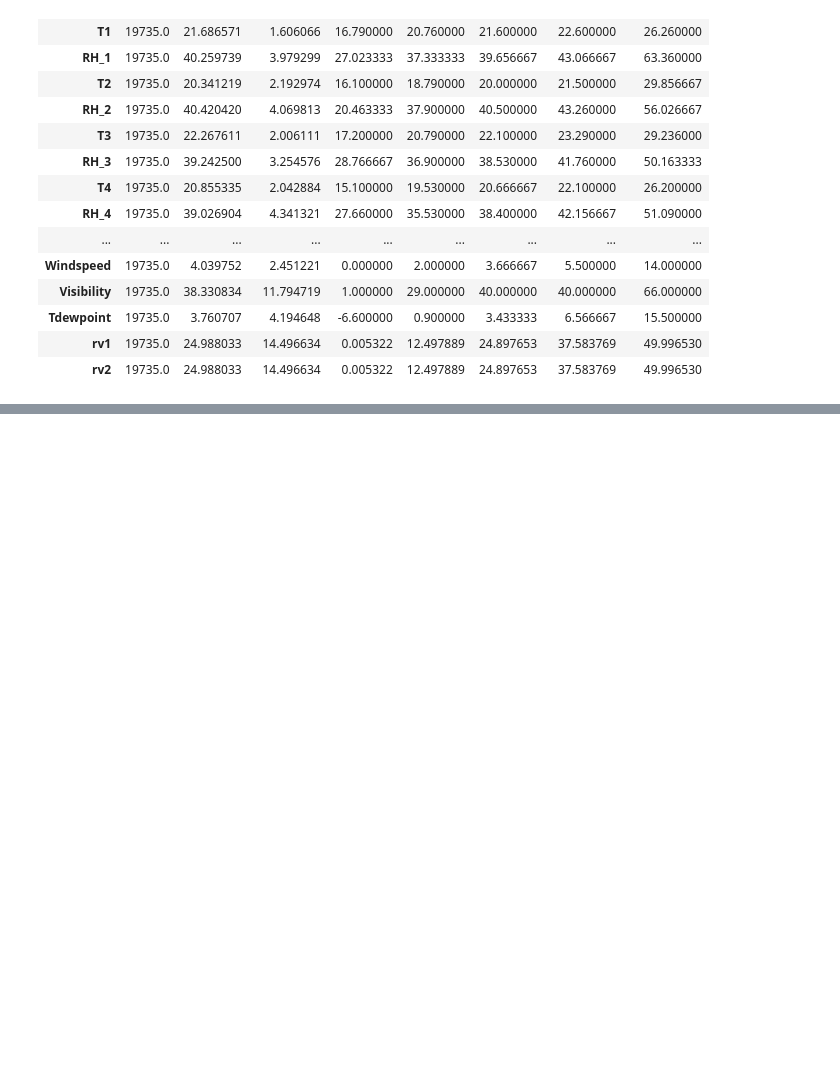
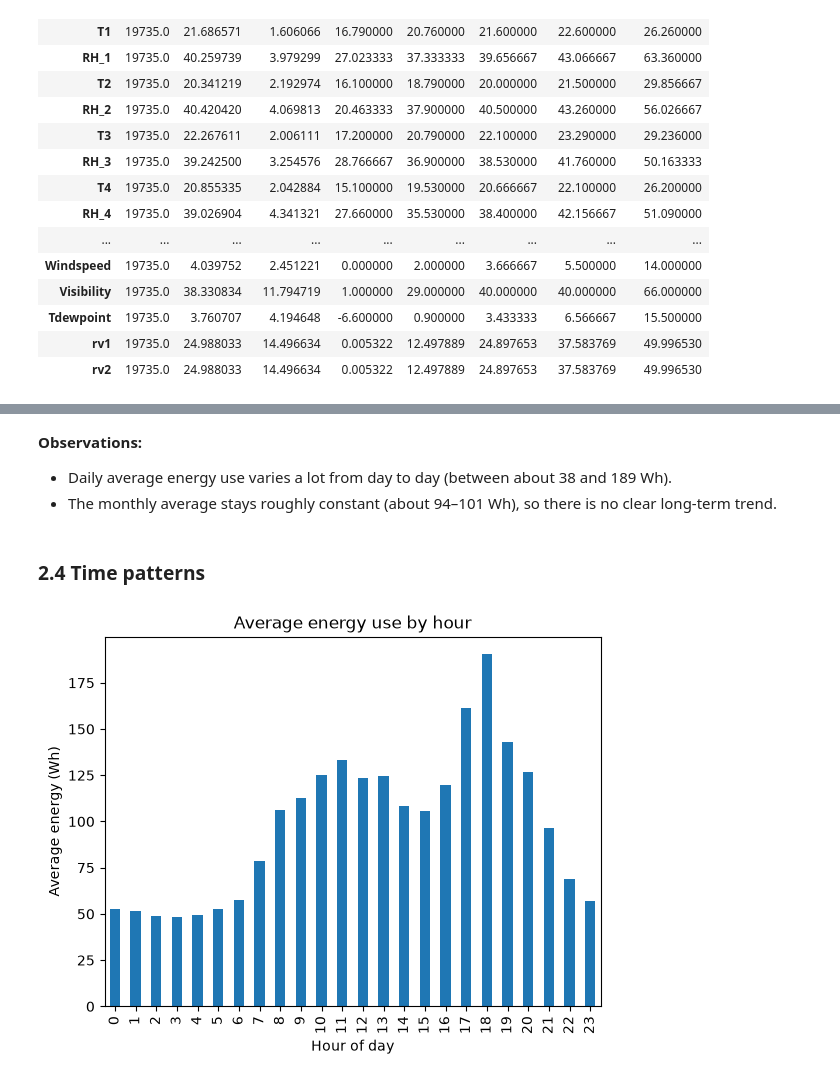
Before and after one commit to Kechrith/Web-Energy-Consumption-Predictor, a Jupyter notebook: notebook/full_process.ipynb, the cells around one changed output, grey strips where cells are left out. Saved outputs shown, nothing was run; the diff lists cells and outputs as text; code cells hidden in the pictures; blank space fills up the shorter version.

```diff
--- a/notebook/full_process.ipynb
+++ b/notebook/full_process.ipynb
@@ -98,0 +110,12 @@ sns.heatmap(df.drop(columns="date").corr(), cmap="coolwarm", center=0); plt.show
+# %% [markdown]
+**Observations:**
+- Daily average energy use varies a lot from day to day (between about 38 and 189 Wh).
+- The monthly average stays roughly constant (about 94–101 Wh), so there is no clear long-term trend.
+# %% [markdown]
+### 2.4 Time patterns
+# %%
+df.groupby(df['date'].dt.hour)['Appliances'].mean().plot(kind='bar', title='Average energy use by hour')
+plt.xlabel('Hour of day'); plt.ylabel('Average energy (Wh)')
+plt.show()
+# %% [output]
+[figure, added]
```
Also changed, not shown: parts of 62 cells of this notebook, 2 other files.
